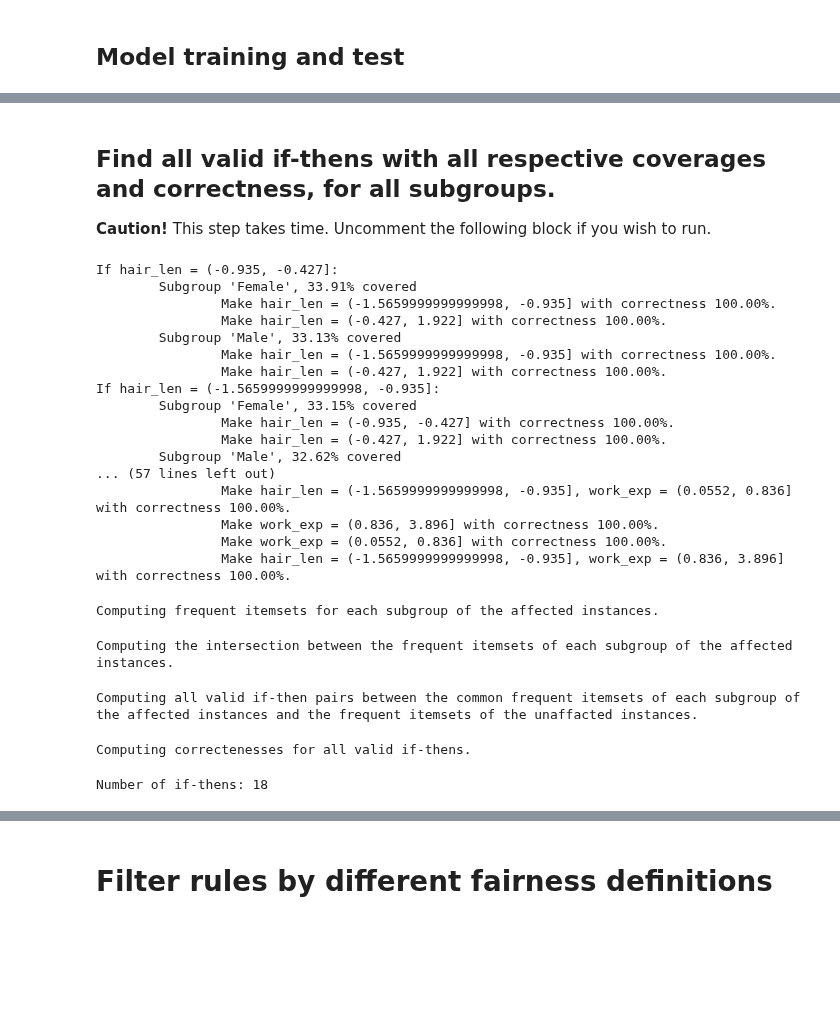
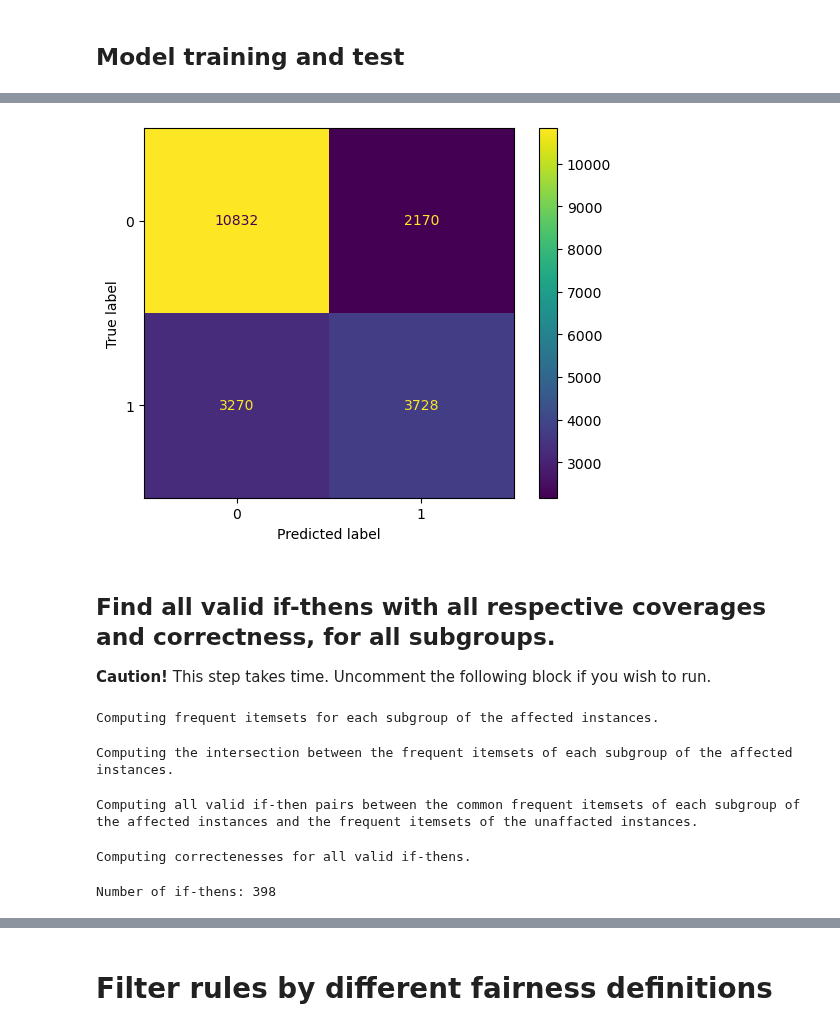
Before and after one commit to AutoFairAthenaRC/FACTS, a Jupyter notebook: gfacts/LiptonDataset/LiptonDataset.ipynb, the cells around one changed output, grey strips where cells are left out. Saved outputs shown, nothing was run; the diff lists cells and outputs as text; code cells hidden in the pictures; blank space fills up the shorter version.

```diff
--- a/gfacts/LiptonDataset/LiptonDataset.ipynb
+++ b/gfacts/LiptonDataset/LiptonDataset.ipynb
@@ -179,0 +176,5 @@ dtype: object
+# %%
+positive_label = 1
+negative_label = 0
+preds = modelFliptest.predict(X)
+print(classification_report(y.map({negative_label: 0, positive_label: 1}), preds))
@@ -180,24 +190,11 @@ dtype: object
+# %%
+conf_matrix = confusion_matrix(y, preds)
+cm_disp = ConfusionMatrixDisplay(confusion_matrix=conf_matrix)
+cm_disp.plot()
+plt.show()
+# %% [output]
+[figure, added]
 # %% [markdown]
 ## Find all valid if-thens with all respective coverages and correctness, for all subgroups.
 
 **Caution!** This step takes time. Uncomment the following block if you wish to run.
-# %%
-print_recourse_report(rules_by_if)
-# %% [output]
-If hair_len = (-0.935, -0.427]:
-        Subgroup 'Female', 33.91% covered
-                Make hair_len = (-1.5659999999999998, -0.935] with correctness 100.00%.
-                Make hair_len = (-0.427, 1.922] with correctness 100.00%.
-        Subgroup 'Male', 33.13% covered
-                Make hair_len = (-1.5659999999999998, -0.935] with correctness 100.00%.
-                Make hair_len = (-0.427, 1.922] with correctness 100.00%.
-If hair_len = (-1.5659999999999998, -0.935]:
-        Subgroup 'Female', 33.15% covered
-                Make hair_len = (-0.935, -0.427] with correctness 100.00%.
-                Make hair_len = (-0.427, 1.922] with correctness 100.00%.
-        Subgroup 'Male', 32.62% covered
-... (57 lines left out)
-                Make hair_len = (-1.5659999999999998, -0.935], work_exp = (0.0552, 0.836] with correctness 100.00%.
-                Make work_exp = (0.836, 3.896] with correctness 100.00%.
-                Make work_exp = (0.0552, 0.836] with correctness 100.00%.
-                Make hair_len = (-1.5659999999999998, -0.935], work_exp = (0.836, 3.896] with correctness 100.00%.
@@ -207,7 +201,7 @@ for col in cate_features:
 # %%
 ifthens_coverage_correctness = valid_ifthens_with_coverage_correctness(
      X_test,
-     model=model,
+     model=modelFliptest,
      sensitive_attribute='gender',
      missing_subgroup_val="Unknown"
  )
@@ -219,7 +213,7 @@ Computing frequent itemsets for each subgroup of the affected instances.
 Computing the intersection between the frequent itemsets of each subgroup of the affected instances.
 Computing all valid if-then pairs between the common frequent itemsets of each subgroup of the affected instances and the frequent itemsets of the unaffacted instances.
 Computing correctenesses for all valid if-thens.
-Number of if-thens: 18
+Number of if-thens: 398
 # %%
 # #### Uncomment if you wish to load rules object from disk
 
```
Also changed, not shown: parts of 25 cells of this notebook, 6 other files.
